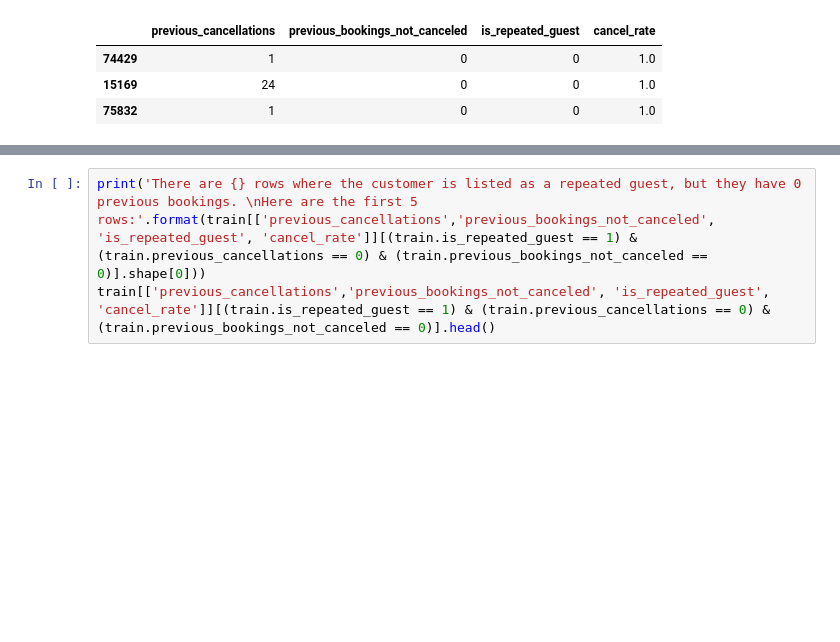
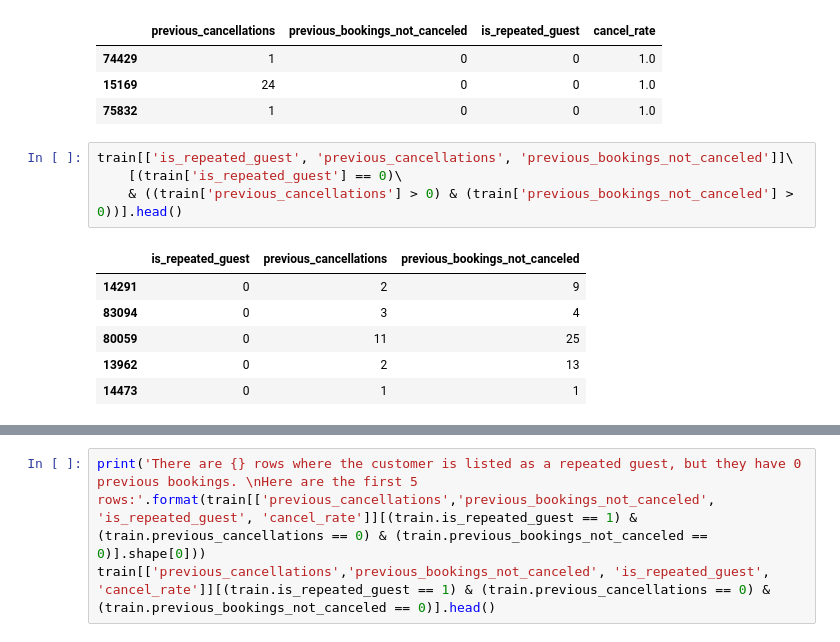
Before and after one commit to josephburton06/Hotel-Bookings, a Jupyter notebook: acquire_prep_some_explore_hotel_bookings.ipynb, the cells around one changed output, grey strips where cells are left out. Drawn from its saved outputs; the diff is of its cells as text; blank space fills up the shorter version.

```diff
--- a/acquire_prep_some_explore_hotel_bookings.ipynb
+++ b/acquire_prep_some_explore_hotel_bookings.ipynb
@@ -209,3 +211,14 @@ train[['previous_cancellations','previous_bookings_not_canceled', 'is_repeated_g
 | 74429 | 1 | 0 | 0 | 1.0 |
 | 15169 | 24 | 0 | 0 | 1.0 |
 | 75832 | 1 | 0 | 0 | 1.0 |
+# %%
+train[['is_repeated_guest', 'previous_cancellations', 'previous_bookings_not_canceled']]\
+    [(train['is_repeated_guest'] == 0)\
+    & ((train['previous_cancellations'] > 0) & (train['previous_bookings_not_canceled'] > 0))].head()
+# %% [output]
+|  | is_repeated_guest | previous_cancellations | previous_bookings_not_canceled |
+| 14291 | 0 | 2 | 9 |
+| 83094 | 0 | 3 | 4 |
+| 80059 | 0 | 11 | 25 |
+| 13962 | 0 | 2 | 13 |
+| 14473 | 0 | 1 | 1 |
```
Also changed, not shown: parts of 21 cells of this notebook.
